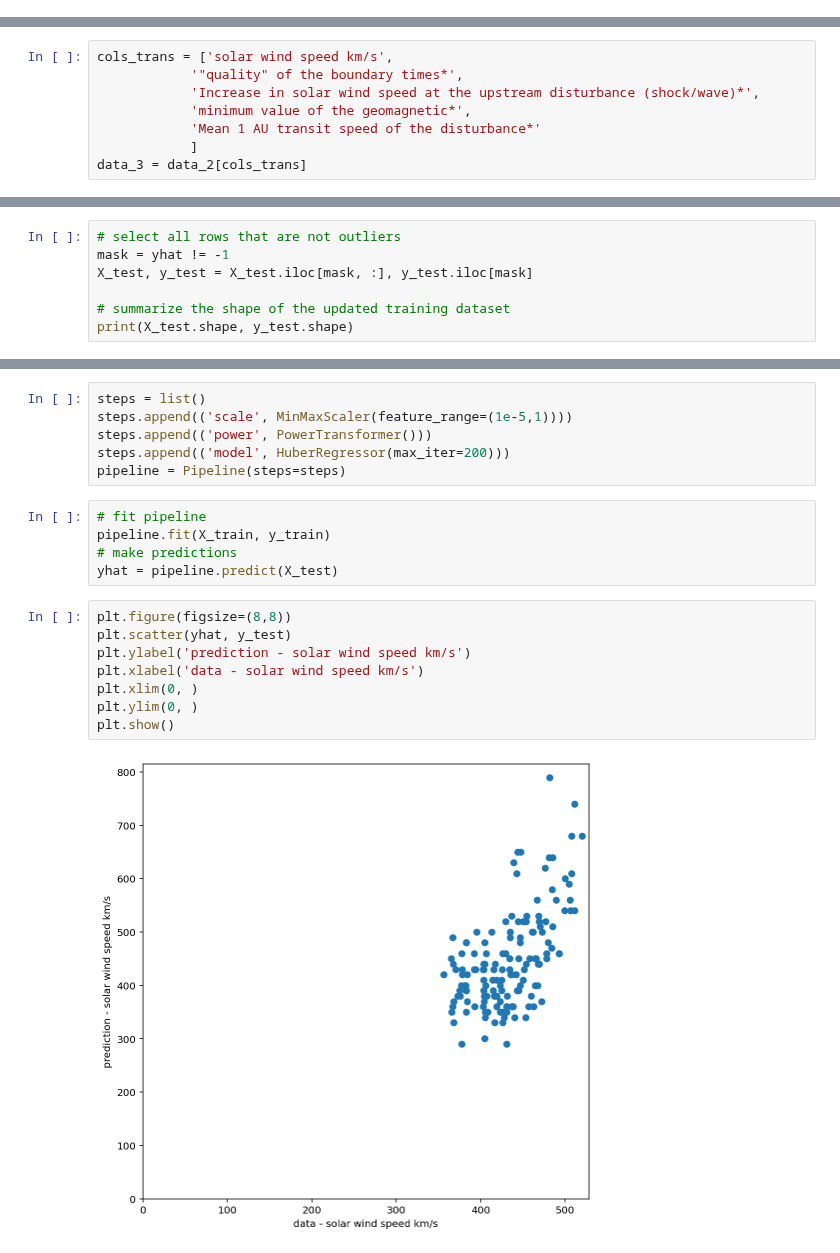
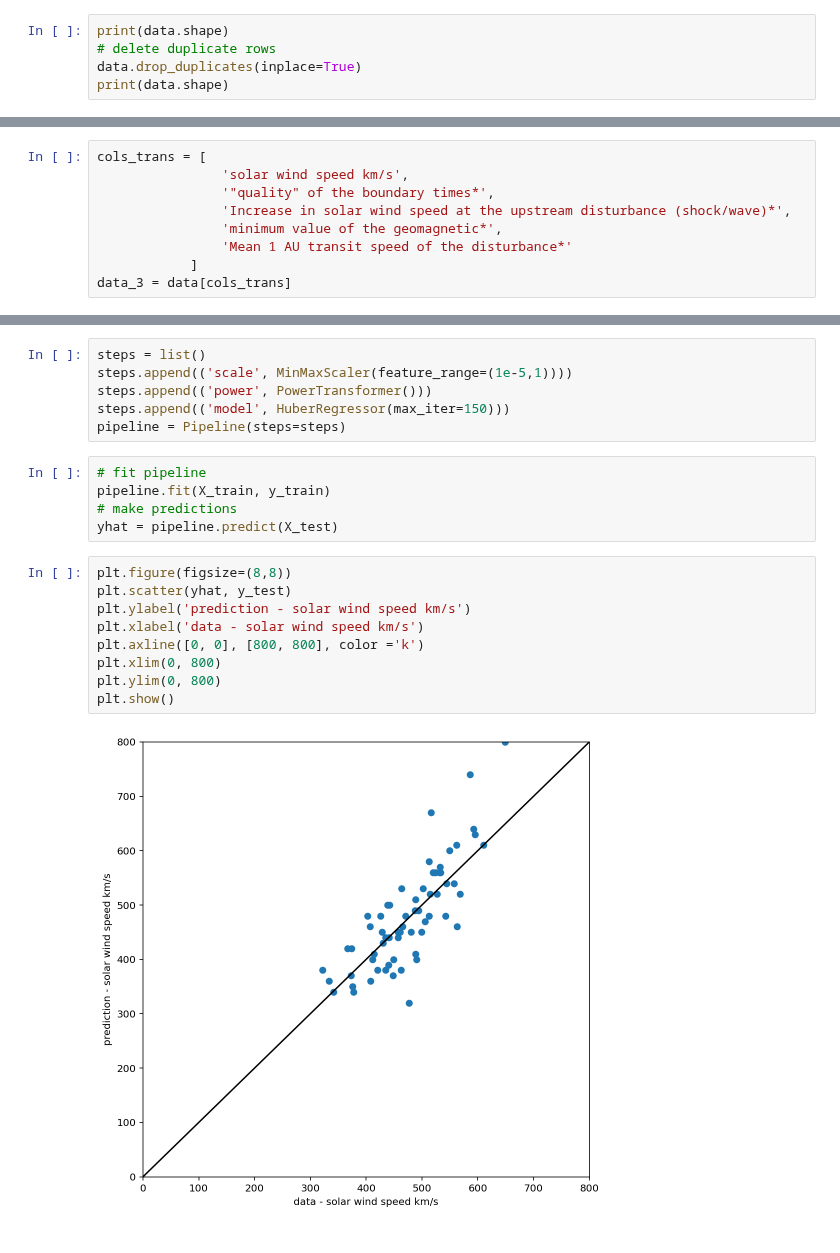
Before and after one commit to Atashnezhad/CME_forcast, a Jupyter notebook: Codes/P02_06_EDA.ipynb, the cells around one changed output, grey strips where cells are left out. Saved outputs shown, nothing was run; the diff lists cells and outputs as text.

```diff
--- a/Codes/P02_06_EDA.ipynb
+++ b/Codes/P02_06_EDA.ipynb
@@ -160,0 +153,5 @@ data = data_2
+# %%
+print(data.shape)
+# delete duplicate rows
+data.drop_duplicates(inplace=True)
+print(data.shape)
@@ -252,10 +235,11 @@ data distribution is skewed and is semi gaussian
 # %% [markdown]
 # Automatic Outlier Detection using Local Outlier Factor (LOF)
 # %%
-cols_trans = ['solar wind speed km/s',
-            '"quality" of the boundary times*',
-            'Increase in solar wind speed at the upstream disturbance (shock/wave)*',
-            'minimum value of the geomagnetic*',
-            'Mean 1 AU transit speed of the disturbance*'
+cols_trans = [
+                'solar wind speed km/s',
+                '"quality" of the boundary times*',
+                'Increase in solar wind speed at the upstream disturbance (shock/wave)*',
+                'minimum value of the geomagnetic*',
+                'Mean 1 AU transit speed of the disturbance*'
             ]
-data_3 = data_2[cols_trans]
+data_3 = data[cols_trans]
@@ -331,7 +297,0 @@ print(X_test.shape, y_test.shape)
-# %%
-# select all rows that are not outliers
-mask = yhat != -1
-X_test, y_test = X_test.iloc[mask, :], y_test.iloc[mask]
-
-# summarize the shape of the updated training dataset
-print(X_test.shape, y_test.shape)
@@ -404,7 +414,7 @@ Note that the LOF was applied already on train set (fit) and then on test set.
 steps = list()
 steps.append(('scale', MinMaxScaler(feature_range=(1e-5,1))))
 steps.append(('power', PowerTransformer()))
-steps.append(('model', HuberRegressor(max_iter=200)))
+steps.append(('model', HuberRegressor(max_iter=150)))
 pipeline = Pipeline(steps=steps)
 # %%
 # fit pipeline
@@ -414,10 +424,11 @@ yhat = pipeline.predict(X_test)
 # %%
 plt.figure(figsize=(8,8))
 plt.scatter(yhat, y_test)
 plt.ylabel('prediction - solar wind speed km/s')
 plt.xlabel('data - solar wind speed km/s')
-plt.xlim(0, )
-plt.ylim(0, )
+plt.axline([0, 0], [800, 800], color ='k')
+plt.xlim(0, 800)
+plt.ylim(0, 800)
 plt.show()
 # %% [output]
-[figure, old version]
+[figure, new version]
```
Also changed, not shown: parts of 46 cells of this notebook.
